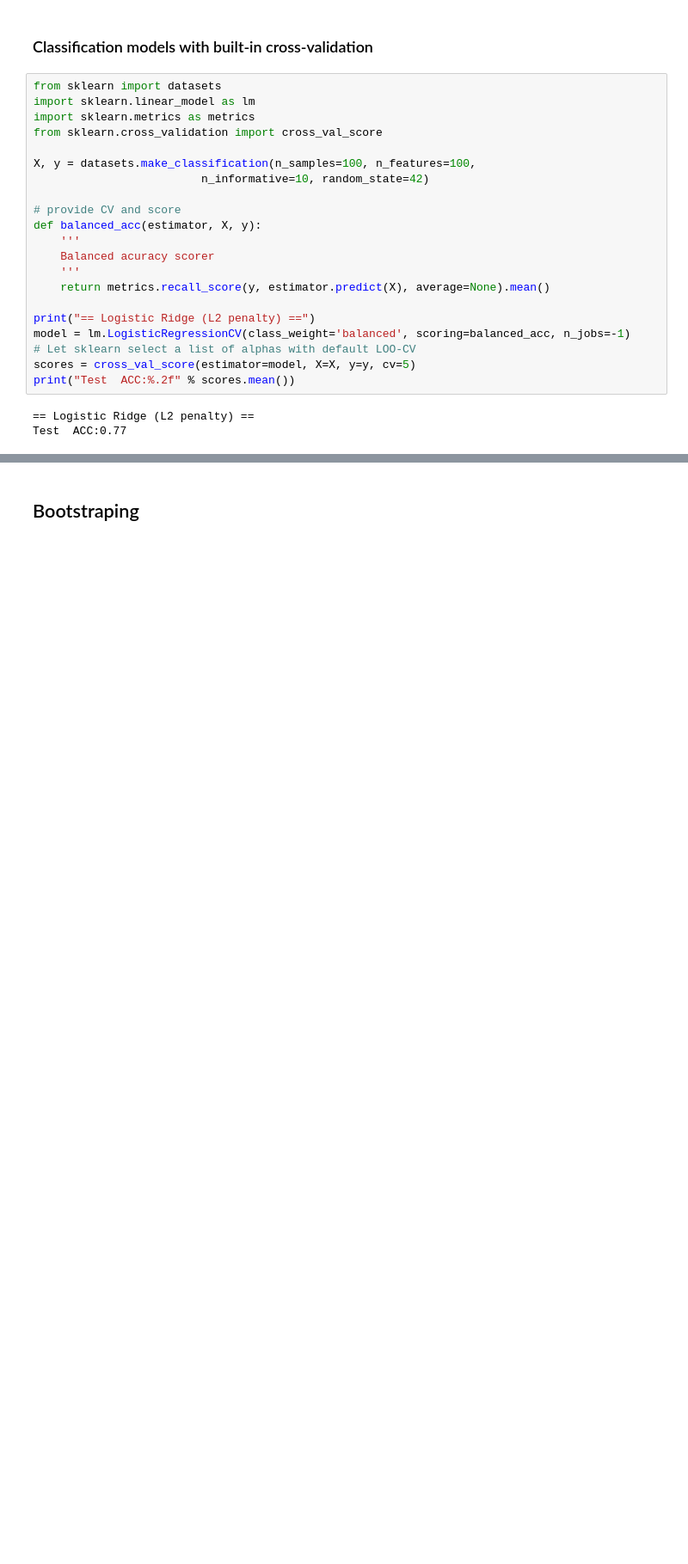
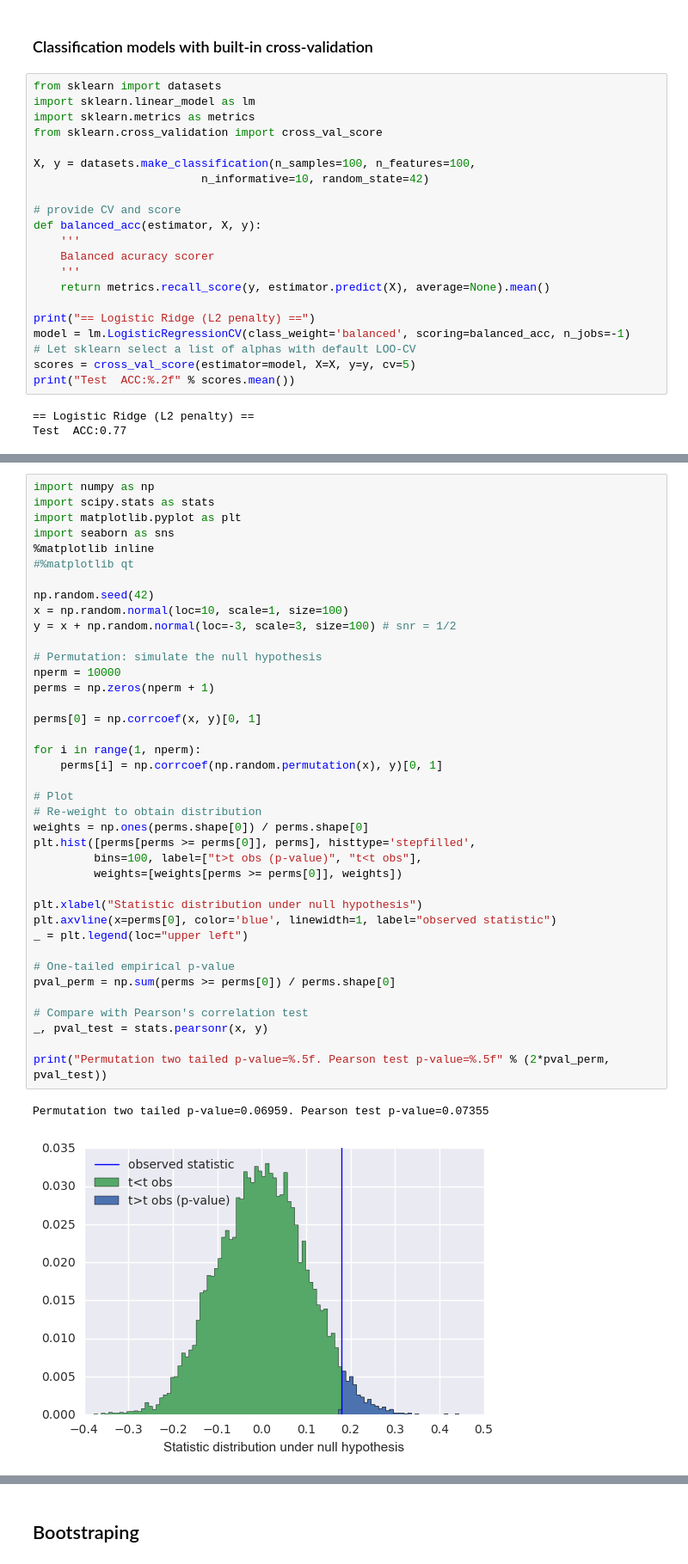
Before and after one commit to neurospin/pystatsml, a Jupyter notebook: notebooks/ml_resampling.ipynb, the cells around one changed output, grey strips where cells are left out. Shown at 86% size. Cells and saved outputs as stored; diff of their text form; blank space fills up the shorter version.

Commit message:
permutations

```diff
--- a/notebooks/ml_resampling.ipynb
+++ b/notebooks/ml_resampling.ipynb
@@ -302,0 +315,42 @@ Test  ACC:0.77
+# %%
+import numpy as np
+import scipy.stats as stats
+import matplotlib.pyplot as plt
+import seaborn as sns
+%matplotlib inline
+#%matplotlib qt
+
+np.random.seed(42)
+x = np.random.normal(loc=10, scale=1, size=100)
+y = x + np.random.normal(loc=-3, scale=3, size=100) # snr = 1/2
+
+# Permutation: simulate the null hypothesis
+nperm = 10000
+perms = np.zeros(nperm + 1)
+
+perms[0] = np.corrcoef(x, y)[0, 1]
+
+for i in range(1, nperm):
+    perms[i] = np.corrcoef(np.random.permutation(x), y)[0, 1]
+
+# Plot
+# Re-weight to obtain distribution
+weights = np.ones(perms.shape[0]) / perms.shape[0]
+plt.hist([perms[perms >= perms[0]], perms], histtype='stepfilled',
+         bins=100, label=["t>t obs (p-value)", "t<t obs"],
+         weights=[weights[perms >= perms[0]], weights])
+
+plt.xlabel("Statistic distribution under null hypothesis")
+plt.axvline(x=perms[0], color='blue', linewidth=1, label="observed statistic")
+_ = plt.legend(loc="upper left")
+
+# One-tailed empirical p-value
+pval_perm = np.sum(perms >= perms[0]) / perms.shape[0]
+
+# Compare with Pearson's correlation test
+_, pval_test = stats.pearsonr(x, y)
+
+print("Permutation two tailed p-value=%.5f. Pearson test p-value=%.5f" % (2*pval_perm, pval_test))
+# %% [output]
+Permutation two tailed p-value=0.06959. Pearson test p-value=0.07355
+[figure, added]
```
Also changed, not shown: parts of 4 cells of this notebook, 2 other files.
